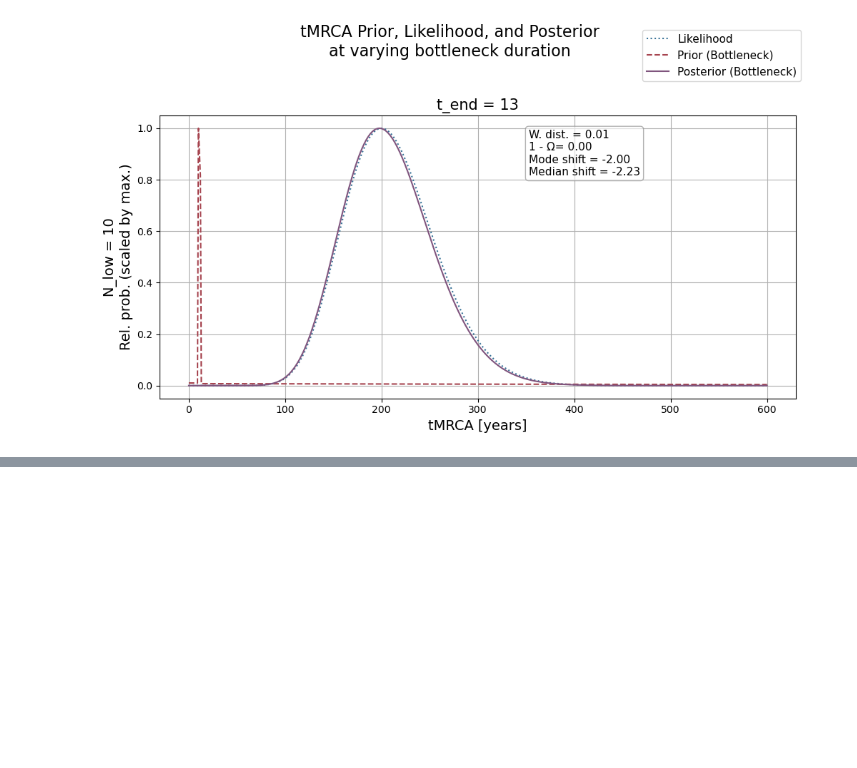
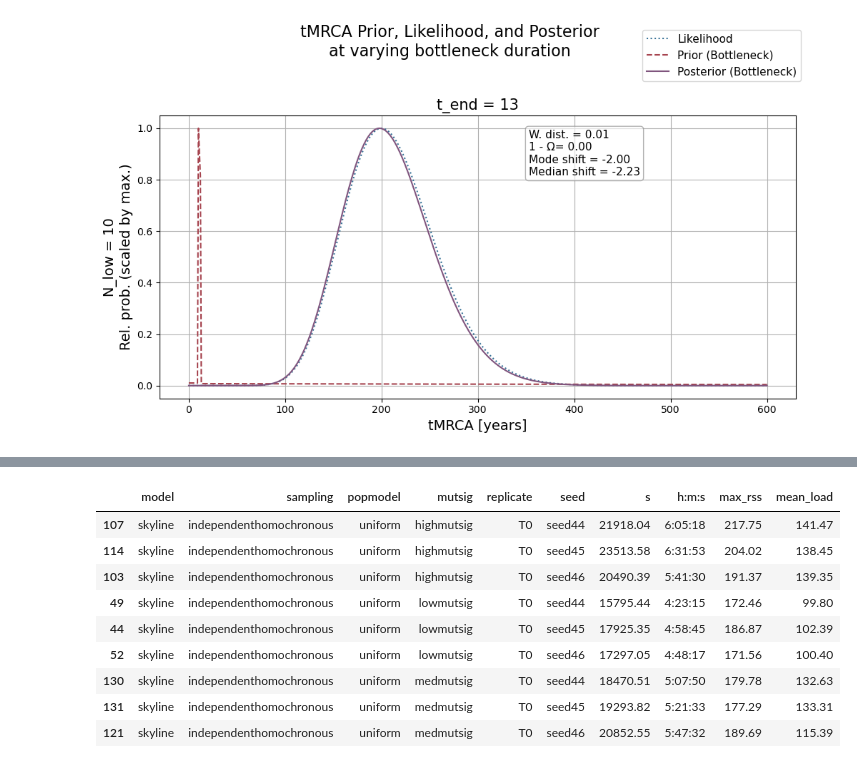
Before and after one commit to marie3003/BESP_paper-analyses, a Jupyter notebook: workflows/population_models.ipynb, the cells around one changed output, grey strips where cells are left out. Saved outputs shown, nothing was run; the diff lists cells and outputs as text; code cells hidden in the pictures; blank space fills up the shorter version.

```diff
--- a/workflows/population_models.ipynb
+++ b/workflows/population_models.ipynb
@@ -134,0 +287,13 @@ Population size 200 years ago (at expected tMRCA): [221.60631672  24.55467981]
+# %%
+runtime_summary.sort_values(['model', 'sampling', 'popmodel', 'mutsig', 'replicate', 'seed'])[96:105]
+# %% [output]
+|  | model | sampling | popmodel | mutsig | replicate | seed | s | h:m:s | max_rss | mean_load |
+| 107 | skyline | independenthomochronous | uniform | highmutsig | T0 | seed44 | 21918.04 | 6:05:18 | 217.75 | 141.47 |
+| 114 | skyline | independenthomochronous | uniform | highmutsig | T0 | seed45 | 23513.58 | 6:31:53 | 204.02 | 138.45 |
+| 103 | skyline | independenthomochronous | uniform | highmutsig | T0 | seed46 | 20490.39 | 5:41:30 | 191.37 | 139.35 |
+| 49 | skyline | independenthomochronous | uniform | lowmutsig | T0 | seed44 | 15795.44 | 4:23:15 | 172.46 | 99.80 |
+| 44 | skyline | independenthomochronous | uniform | lowmutsig | T0 | seed45 | 17925.35 | 4:58:45 | 186.87 | 102.39 |
+| 52 | skyline | independenthomochronous | uniform | lowmutsig | T0 | seed46 | 17297.05 | 4:48:17 | 171.56 | 100.40 |
+| 130 | skyline | independenthomochronous | uniform | medmutsig | T0 | seed44 | 18470.51 | 5:07:50 | 179.78 | 132.63 |
+| 131 | skyline | independenthomochronous | uniform | medmutsig | T0 | seed45 | 19293.82 | 5:21:33 | 177.29 | 133.31 |
+| 121 | skyline | independenthomochronous | uniform | medmutsig | T0 | seed46 | 20852.55 | 5:47:32 | 189.69 | 115.39 |
```
Also changed, not shown: parts of 8 cells of this notebook, 31 other files.
